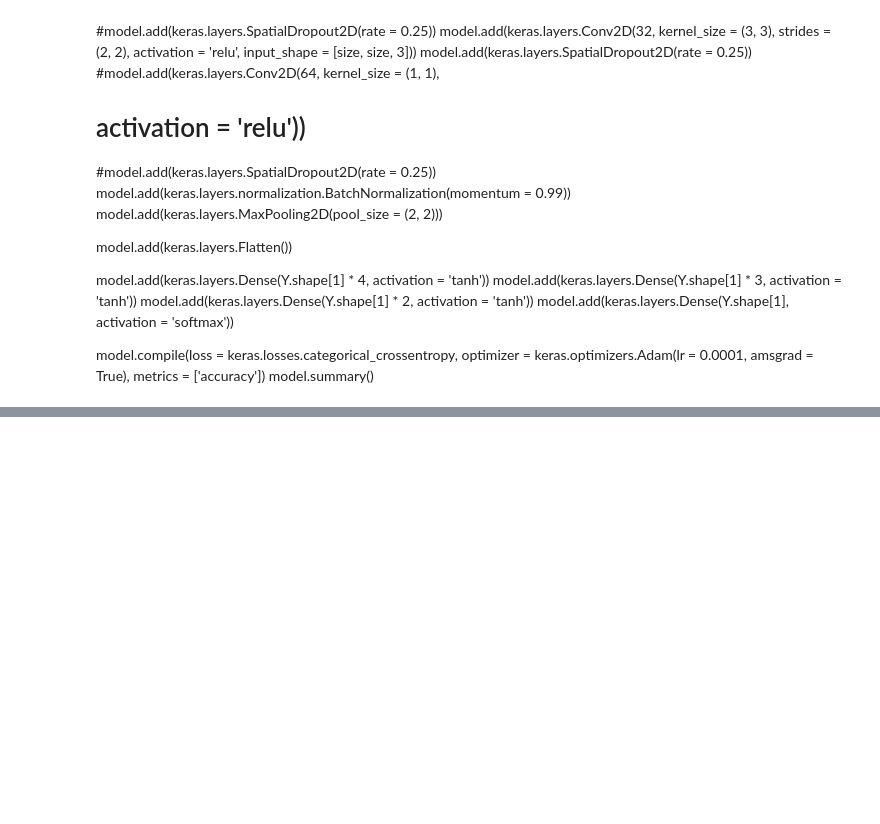
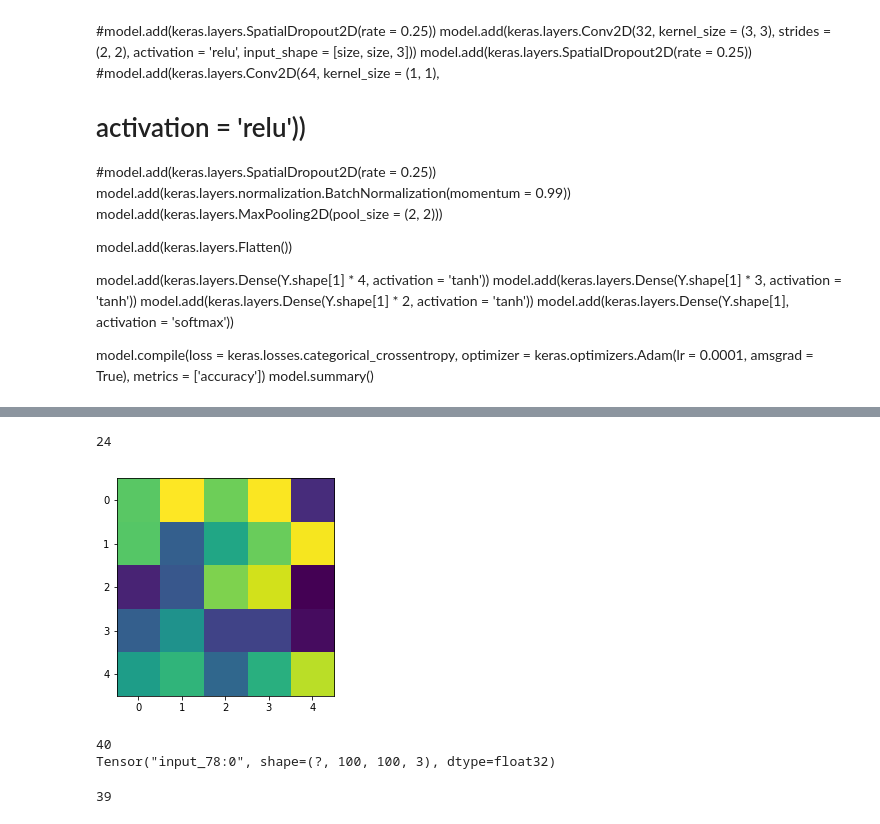
Before and after one commit to CSCI4850/S19-team1-project, a Jupyter notebook: project_code.ipynb, the cells around one changed output, grey strips where cells are left out. Saved outputs shown, nothing was run; the diff lists cells and outputs as text; code cells hidden in the pictures; blank space fills up the shorter version.

```diff
--- a/project_code.ipynb
+++ b/project_code.ipynb
@@ -366,0 +520,23 @@ KeyboardInterrupt:
+# %%
+weights = model.get_weights()
+# %%
+print(len(weights))
+plt.imshow(weights[0][:, :, 0, 1])
+plt.show()
+# %% [output]
+24
+[figure, added]
+# %%
+inp = model.input
+outputs = [layer.output for layer in model.layers]
+print(len(outputs))
+print(outputs[0])
+# %% [output]
+40
+Tensor("input_78:0", shape=(?, 100, 100, 3), dtype=float32)
+# %%
+functor = keras.backend.function([inp, keras.backend.learning_phase()], outputs[1:])
+layer_outputs = functor([X_train[2:3, :, :, :], 1.0])
+print(len(layer_outputs))
+# %% [output]
+39
```
Also changed, not shown: parts of 19 cells of this notebook.
